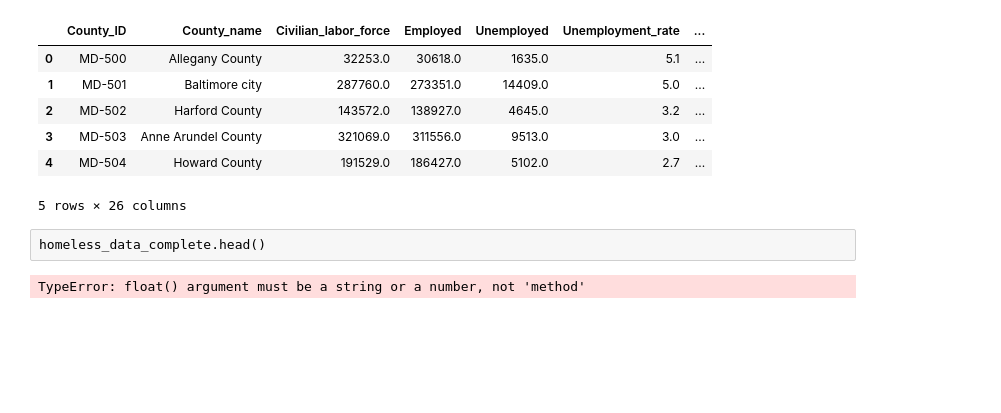
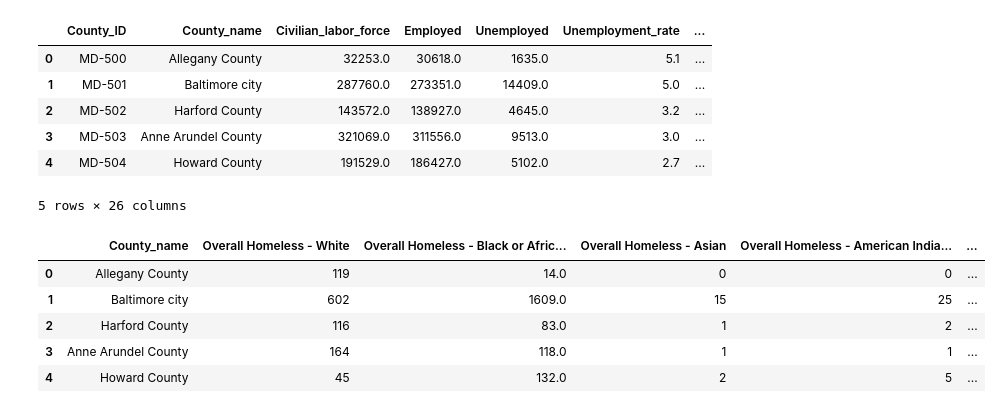
Before and after one commit to arieldunn/HomelessinMaryland, a Jupyter notebook: HomelessProjectMD.ipynb, the cells around one changed output. Cells and saved outputs as stored; diff of their text form; code cells hidden in the pictures; blank space fills up the shorter version.

```diff
--- a/HomelessProjectMD.ipynb
+++ b/HomelessProjectMD.ipynb
@@ -83,6 +81,4 @@ homeless_data_complete.head()
 | 3 | MD-503 | Anne Arundel County | 321069.0 | 311556.0 | 9513.0 | 3.0 | ... |
 | 4 | MD-504 | Howard County | 191529.0 | 186427.0 | 5102.0 | 2.7 | ... |
 5 rows × 26 columns
-# %% [raw]
-homeless_data_complete.head()
 # %%
@@ -101,8 +86,9 @@ MultiRace = homeless_data_complete["Overall Homeless - Multiple Races"].sum
-# %%
-homelessMD = [White, Black, Asian, AmerInd, NatHaw, MultiRace]
-
-plt.pie(homelessMD, labels=races, colors=colors, autopct="%1.1f%%", shadow=True, startangle=140)
-plt.axis("equal")
-plt.savefig("Resources/Homeless by MD counties - pie.png")
-# %% [output]
-TypeError: float() argument must be a string or a number, not 'method'
+# %%
+df1.head()
+# %% [output]
+|  | County_name | Overall Homeless - White | Overall Homeless - Black or Afric... | Overall Homeless - Asian | Overall Homeless - American India... | ... |
+| 0 | Allegany County | 119 | 14.0 | 0 | 0 | ... |
+| 1 | Baltimore city | 602 | 1609.0 | 15 | 25 | ... |
+| 2 | Harford County | 116 | 83.0 | 1 | 2 | ... |
+| 3 | Anne Arundel County | 164 | 118.0 | 1 | 1 | ... |
+| 4 | Howard County | 45 | 132.0 | 2 | 5 | ... |
```
Also changed, not shown: parts of 12 cells of this notebook.
